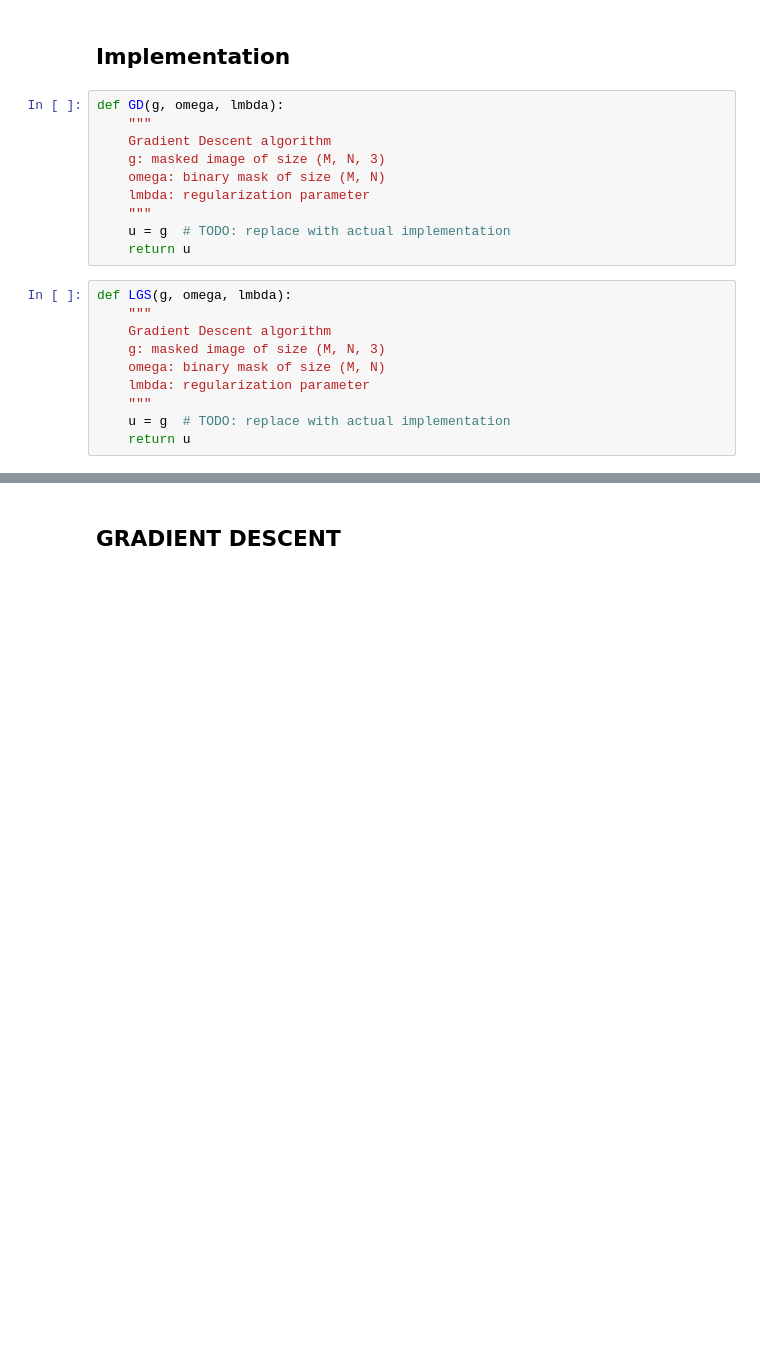
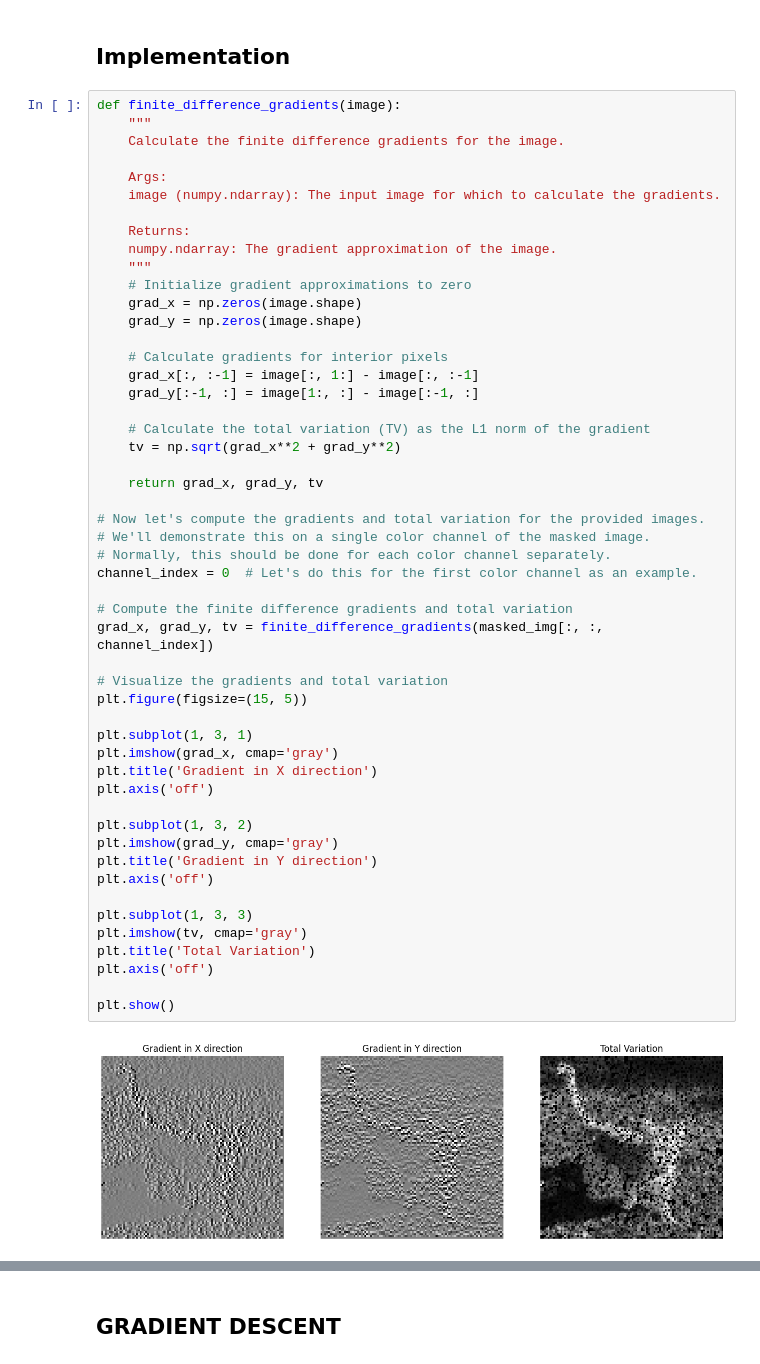
Before and after one commit to rfahrn/CV2, a Jupyter notebook: template.ipynb, the cells around one changed output, grey strips where cells are left out. Drawn from its saved outputs; the diff is of its cells as text; blank space fills up the shorter version.

```diff
--- a/template.ipynb
+++ b/template.ipynb
@@ -58,23 +58,56 @@ print(A_n_t)
  [ 0.  0.  0.  0.  0. -2.  0. -2.  6.]]
 # %% [markdown]
 ## Implementation
-# %%
-def GD(g, omega, lmbda):
-    """
-    Gradient Descent algorithm
-    g: masked image of size (M, N, 3)
-    omega: binary mask of size (M, N)
-    lmbda: regularization parameter
-    """
-    u = g  # TODO: replace with actual implementation
-    return u
-# %%
-def LGS(g, omega, lmbda):
-    """
-    Gradient Descent algorithm
-    g: masked image of size (M, N, 3)
-    omega: binary mask of size (M, N)
-    lmbda: regularization parameter
-    """
-    u = g  # TODO: replace with actual implementation
-    return u
+# %%
+def finite_difference_gradients(image):
+    """
+    Calculate the finite difference gradients for the image.
+
+    Args:
+    image (numpy.ndarray): The input image for which to calculate the gradients.
+
+    Returns:
+    numpy.ndarray: The gradient approximation of the image.
+    """
+    # Initialize gradient approximations to zero
+    grad_x = np.zeros(image.shape)
+    grad_y = np.zeros(image.shape)
+
+    # Calculate gradients for interior pixels
+    grad_x[:, :-1] = image[:, 1:] - image[:, :-1]
+    grad_y[:-1, :] = image[1:, :] - image[:-1, :]
+
+    # Calculate the total variation (TV) as the L1 norm of the gradient
+    tv = np.sqrt(grad_x**2 + grad_y**2)
+
+    return grad_x, grad_y, tv
+
+# Now let's compute the gradients and total variation for the provided images.
+# We'll demonstrate this on a single color channel of the masked image.
+# Normally, this should be done for each color channel separately.
+channel_index = 0  # Let's do this for the first color channel as an example.
+
+# Compute the finite difference gradients and total variation
+grad_x, grad_y, tv = finite_difference_gradients(masked_img[:, :, channel_index])
+
+# Visualize the gradients and total variation
+plt.figure(figsize=(15, 5))
+
+plt.subplot(1, 3, 1)
+plt.imshow(grad_x, cmap='gray')
+plt.title('Gradient in X direction')
+plt.axis('off')
+
+plt.subplot(1, 3, 2)
+plt.imshow(grad_y, cmap='gray')
+plt.title('Gradient in Y direction')
+plt.axis('off')
+
+plt.subplot(1, 3, 3)
+plt.imshow(tv, cmap='gray')
+plt.title('Total Variation')
+plt.axis('off')
+
+plt.show()
+# %% [output]
+[figure, added]
```
Also changed, not shown: parts of 7 cells of this notebook.
